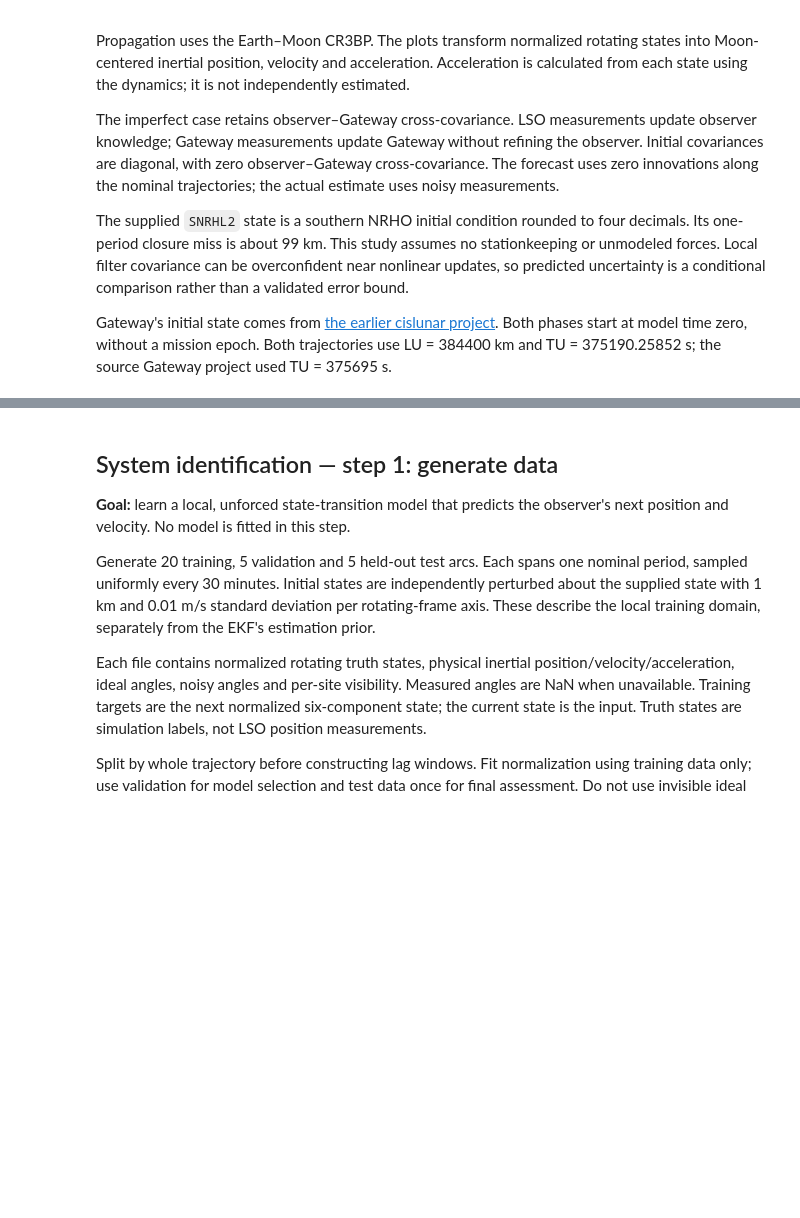
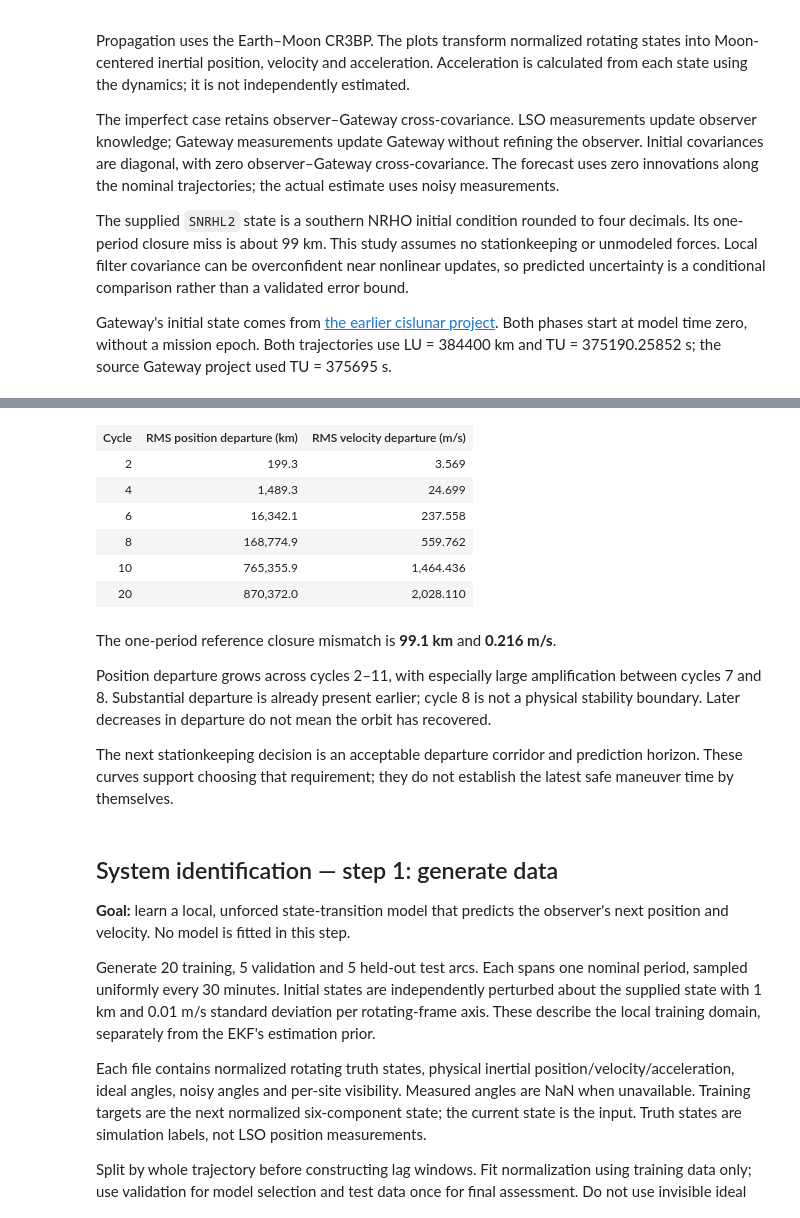
Before and after one commit to scottblender/Halo_Orbit_Tracking, a Jupyter notebook: notebooks/00_gateway_tracking_comparison.ipynb, the cells around one changed output, grey strips where cells are left out. Saved outputs shown, nothing was run; the diff lists cells and outputs as text; code cells hidden in the pictures; blank space fills up the shorter version.

```diff
--- a/notebooks/00_gateway_tracking_comparison.ipynb
+++ b/notebooks/00_gateway_tracking_comparison.ipynb
@@ -156,3 +175,31 @@ Gateway's initial state comes from [the earlier cislunar project](https://github
+# %%
+closure = departure['diagnostics']
+cycles = [2, 4, 6, 8, 10, 20]
+rows = ''.join(f"<tr><td>{k}</td><td>{departure['cycle_position_rms_km'][k-1]:,.1f}</td>"
+               f"<td>{departure['cycle_velocity_rms_m_s'][k-1]:,.3f}</td></tr>" for k in cycles)
+display(HTML('<table><tr><th>Cycle</th><th>RMS position departure (km)</th>'
+             '<th>RMS velocity departure (m/s)</th></tr>' + rows + '</table>'))
+display(Markdown(f"""
+The one-period reference closure mismatch is **{closure['position_closure_km']:.1f} km** and **{closure['velocity_closure_m_s']:.3f} m/s**.
+
+Position departure grows across cycles 2–11, with especially large amplification between cycles 7 and 8. Substantial departure is already present earlier; cycle 8 is not a physical stability boundary. Later decreases in departure do not mean the orbit has recovered.
+
+The next stationkeeping decision is an acceptable departure corridor and prediction horizon. These curves support choosing that requirement; they do not establish the latest safe maneuver time by themselves.
+"""))
+# %% [output]
+| Cycle | RMS position departure (km) | RMS velocity departure (m/s) |
+| 2 | 199.3 | 3.569 |
+| 4 | 1,489.3 | 24.699 |
+| 6 | 16,342.1 | 237.558 |
+| 8 | 168,774.9 | 559.762 |
+| 10 | 765,355.9 | 1,464.436 |
+| 20 | 870,372.0 | 2,028.110 |
+
+The one-period reference closure mismatch is **99.1 km** and **0.216 m/s**.
+
+Position departure grows across cycles 2–11, with especially large amplification between cycles 7 and 8. Substantial departure is already present earlier; cycle 8 is not a physical stability boundary. Later decreases in departure do not mean the orbit has recovered.
+
+The next stationkeeping decision is an acceptable departure corridor and prediction horizon. These curves support choosing that requirement; they do not establish the latest safe maneuver time by themselves.
 # %% [markdown]
 ## System identification — step 1: generate data
 
```
Also changed, not shown: parts of 2 cells of this notebook, 4 other files.
